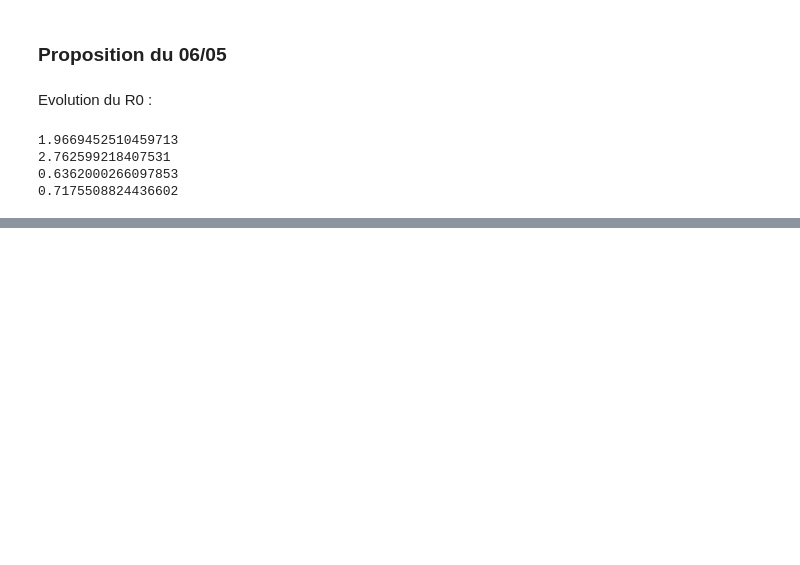
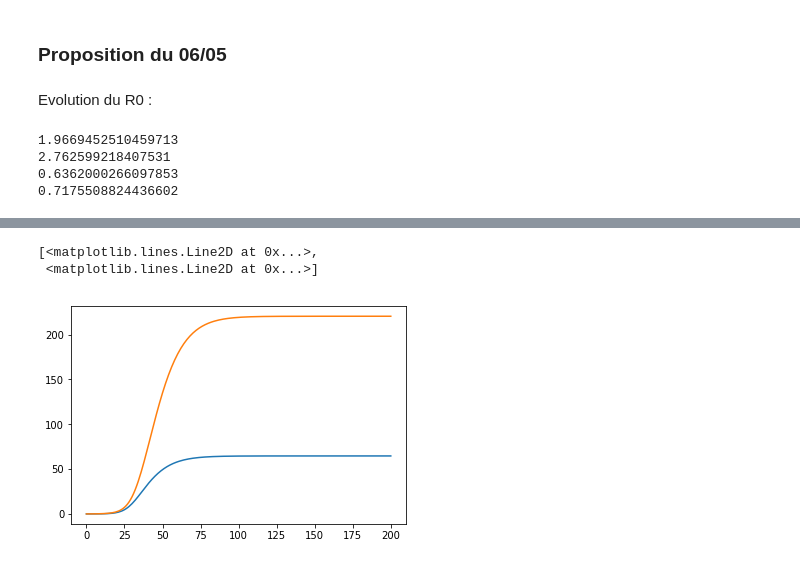
Before and after one commit to cristal-smac/covid, a Jupyter notebook: covid_simplifie.ipynb, the cells around one changed output, grey strips where cells are left out. Drawn from its saved outputs; the diff is of its cells as text; code cells hidden in the pictures; blank space fills up the shorter version.

```diff
--- a/covid_simplifie.ipynb
+++ b/covid_simplifie.ipynb
@@ -144,0 +211,6 @@ plt.grid()
+# %%
+plt.plot(M)
+# %% [output]
+[<matplotlib.lines.Line2D at 0x...>,
+ <matplotlib.lines.Line2D at 0x...>]
+[figure, added]
```
Also changed, not shown: parts of 15 cells of this notebook.
